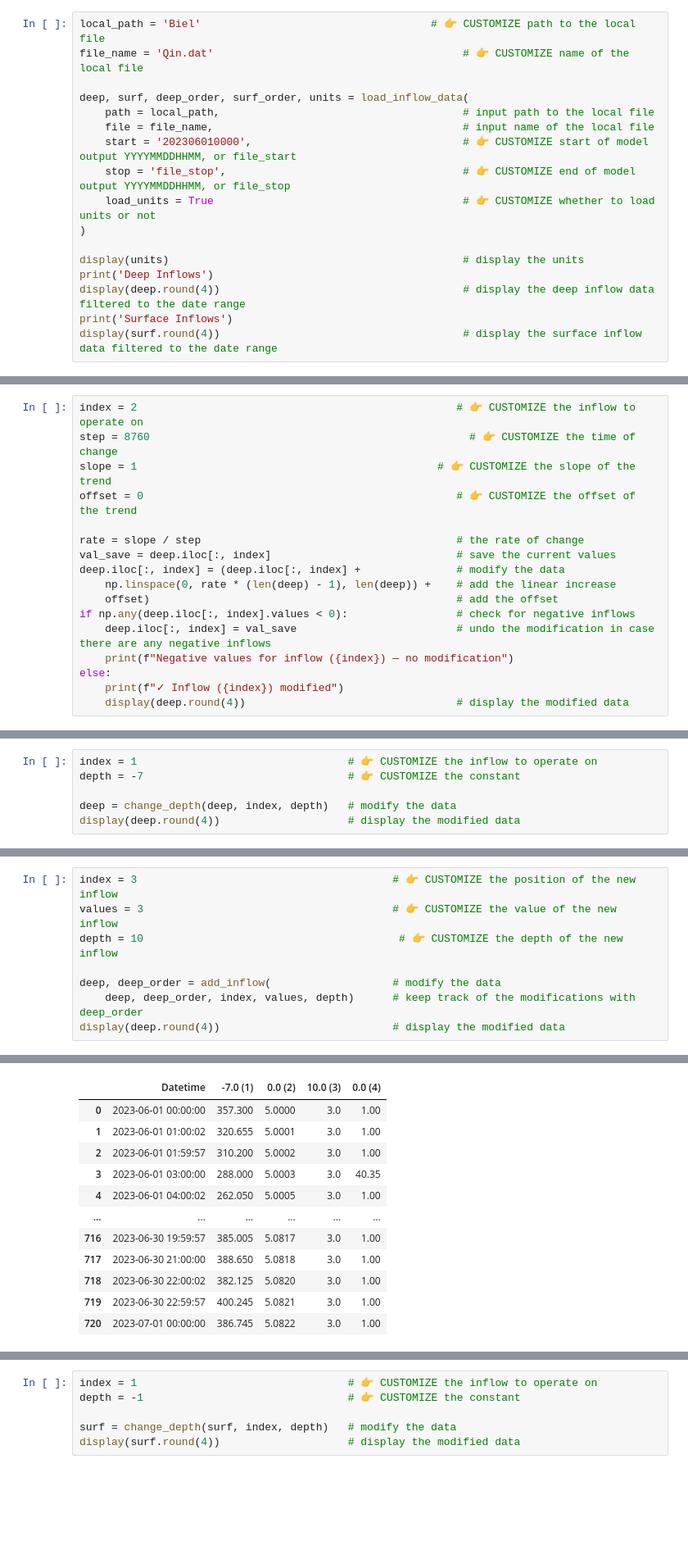
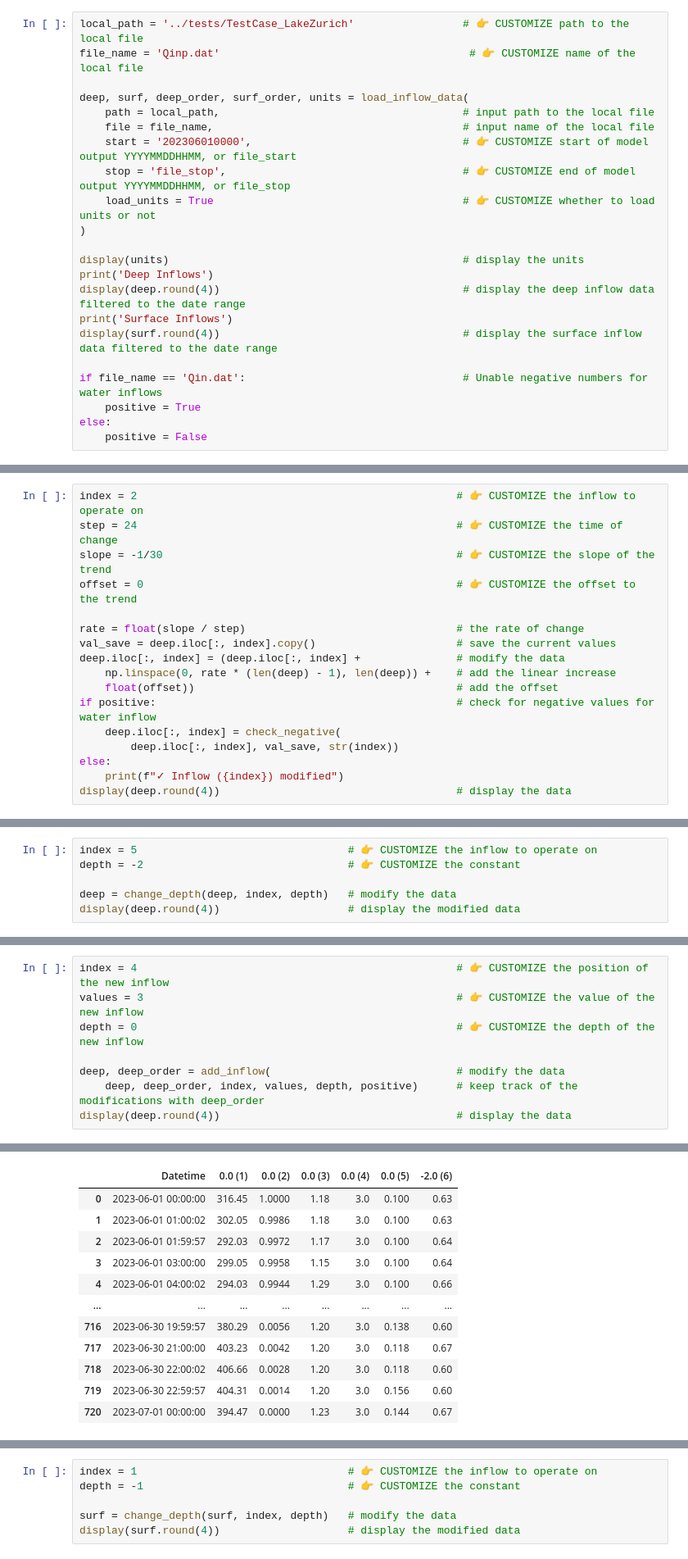
Before and after one commit to damienbouffard/run_simstrat_git, a Jupyter notebook: notebooks/Modify_Simstrat_Inflow.ipynb, the cells around one changed output, grey strips where cells are left out. Shown at 82% size. Saved outputs shown, nothing was run; the diff lists cells and outputs as text; blank space fills up the shorter version.

Commit message:
Adapt to make modifications more stable

```diff
--- a/notebooks/Modify_Simstrat_Inflow.ipynb
+++ b/notebooks/Modify_Simstrat_Inflow.ipynb
@@ -85,8 +85,8 @@ In both tables the first column is the `Datetime` and the following columns are
     - `True` to load the units (default)
     - `False` to not load the units, returns an empty DataFrame to `units`
 # %%
-local_path = 'Biel'                                    # 👉 CUSTOMIZE path to the local file
-file_name = 'Qin.dat'                                       # 👉 CUSTOMIZE name of the local file
+local_path = '../tests/TestCase_LakeZurich'                 # 👉 CUSTOMIZE path to the local file
+file_name = 'Qinp.dat'                                       # 👉 CUSTOMIZE name of the local file
 
 deep, surf, deep_order, surf_order, units = load_inflow_data(
     path = local_path,                                      # input path to the local file
@@ -101,4 +101,9 @@ print('Deep Inflows')
 display(deep.round(4))                                      # display the deep inflow data filtered to the date range
 print('Surface Inflows')
 display(surf.round(4))                                      # display the surface inflow data filtered to the date range
+
+if file_name == 'Qin.dat':                                  # Unable negative numbers for water inflows
+    positive = True
+else:
+    positive = False
 # %% [output]
@@ -279,20 +301,20 @@ Here you add a linear trend to any chosen deep inflow.
     - default is `0`
 # %%
 index = 2                                                  # 👉 CUSTOMIZE the inflow to operate on
-step = 8760                                                  # 👉 CUSTOMIZE the time of change
-slope = 1                                               # 👉 CUSTOMIZE the slope of the trend
-offset = 0                                                 # 👉 CUSTOMIZE the offset of the trend
+step = 24                                                  # 👉 CUSTOMIZE the time of change
+slope = -1/30                                              # 👉 CUSTOMIZE the slope of the trend
+offset = 0                                                 # 👉 CUSTOMIZE the offset to the trend
 
-rate = slope / step                                        # the rate of change
-val_save = deep.iloc[:, index]                             # save the current values
+rate = float(slope / step)                                 # the rate of change
+val_save = deep.iloc[:, index].copy()                      # save the current values
 deep.iloc[:, index] = (deep.iloc[:, index] +               # modify the data
     np.linspace(0, rate * (len(deep) - 1), len(deep)) +    # add the linear increase
-    offset)                                                # add the offset
-if np.any(deep.iloc[:, index].values < 0):                 # check for negative inflows
-    deep.iloc[:, index] = val_save                         # undo the modification in case there are any negative inflows
-    print(f"Negative values for inflow ({index}) — no modification")
+    float(offset))                                         # add the offset
+if positive:                                               # check for negative values for water inflow
+    deep.iloc[:, index] = check_negative(
+        deep.iloc[:, index], val_save, str(index))
 else:
     print(f"✓ Inflow ({index}) modified")
-    display(deep.round(4))                                 # display the modified data
+display(deep.round(4))                                     # display the data
 # %% [output]
 ✓ Inflow (2) modified
@@ -320,8 +342,8 @@ Here you change the depth of any chosen deep inflow.
 - `depth`: the new depth
     - any real number (can also be negative and/or a fraction)
 # %%
-index = 1                                 # 👉 CUSTOMIZE the inflow to operate on
-depth = -7                                # 👉 CUSTOMIZE the constant
+index = 5                                 # 👉 CUSTOMIZE the inflow to operate on
+depth = -2                                # 👉 CUSTOMIZE the constant
 
 deep = change_depth(deep, index, depth)   # modify the data
 display(deep.round(4))                    # display the modified data
@@ -358,10 +381,10 @@ Here you add a deep inflow.
     - default is `0`
 # %%
-index = 3                                        # 👉 CUSTOMIZE the position of the new inflow
-values = 3                                       # 👉 CUSTOMIZE the value of the new inflow
-depth = 10                                        # 👉 CUSTOMIZE the depth of the new inflow
+index = 4                                                  # 👉 CUSTOMIZE the position of the new inflow
+values = 3                                                 # 👉 CUSTOMIZE the value of the new inflow
+depth = 0                                                  # 👉 CUSTOMIZE the depth of the new inflow
 
-deep, deep_order = add_inflow(                   # modify the data
-    deep, deep_order, index, values, depth)      # keep track of the modifications with deep_order
-display(deep.round(4))                           # display the modified data
+deep, deep_order = add_inflow(                             # modify the data
+    deep, deep_order, index, values, depth, positive)      # keep track of the modifications with deep_order
+display(deep.round(4))                                     # display the data
 # %% [output]
@@ -369,12 +392,12 @@ display(deep.round(4))                           # display the modified data
-|  | Datetime | -7.0 (1) | 0.0 (2) | 10.0 (3) | 0.0 (4) |
-| 0 | 2023-06-01 00:00:00 | 357.300 | 5.0000 | 3.0 | 1.00 |
-| 1 | 2023-06-01 01:00:02 | 320.655 | 5.0001 | 3.0 | 1.00 |
-| 2 | 2023-06-01 01:59:57 | 310.200 | 5.0002 | 3.0 | 1.00 |
-| 3 | 2023-06-01 03:00:00 | 288.000 | 5.0003 | 3.0 | 40.35 |
-| 4 | 2023-06-01 04:00:02 | 262.050 | 5.0005 | 3.0 | 1.00 |
-| ... | ... | ... | ... | ... | ... |
-| 716 | 2023-06-30 19:59:57 | 385.005 | 5.0817 | 3.0 | 1.00 |
-| 717 | 2023-06-30 21:00:00 | 388.650 | 5.0818 | 3.0 | 1.00 |
-| 718 | 2023-06-30 22:00:02 | 382.125 | 5.0820 | 3.0 | 1.00 |
-| 719 | 2023-06-30 22:59:57 | 400.245 | 5.0821 | 3.0 | 1.00 |
-| 720 | 2023-07-01 00:00:00 | 386.745 | 5.0822 | 3.0 | 1.00 |
+|  | Datetime | 0.0 (1) | 0.0 (2) | 0.0 (3) | 0.0 (4) | 0.0 (5) | -2.0 (6) |
+| 0 | 2023-06-01 00:00:00 | 316.45 | 1.0000 | 1.18 | 3.0 | 0.100 | 0.63 |
+| 1 | 2023-06-01 01:00:02 | 302.05 | 0.9986 | 1.18 | 3.0 | 0.100 | 0.63 |
+| 2 | 2023-06-01 01:59:57 | 292.03 | 0.9972 | 1.17 | 3.0 | 0.100 | 0.64 |
+| 3 | 2023-06-01 03:00:00 | 299.05 | 0.9958 | 1.15 | 3.0 | 0.100 | 0.64 |
+| 4 | 2023-06-01 04:00:02 | 294.03 | 0.9944 | 1.29 | 3.0 | 0.100 | 0.66 |
+| ... | ... | ... | ... | ... | ... | ... | ... |
+| 716 | 2023-06-30 19:59:57 | 380.29 | 0.0056 | 1.20 | 3.0 | 0.138 | 0.60 |
+| 717 | 2023-06-30 21:00:00 | 403.23 | 0.0042 | 1.20 | 3.0 | 0.118 | 0.67 |
+| 718 | 2023-06-30 22:00:02 | 406.66 | 0.0028 | 1.20 | 3.0 | 0.118 | 0.60 |
+| 719 | 2023-06-30 22:59:57 | 404.31 | 0.0014 | 1.20 | 3.0 | 0.156 | 0.60 |
+| 720 | 2023-07-01 00:00:00 | 394.47 | 0.0000 | 1.23 | 3.0 | 0.144 | 0.67 |
```
Also changed, not shown: parts of 41 cells of this notebook, 2 other files.
